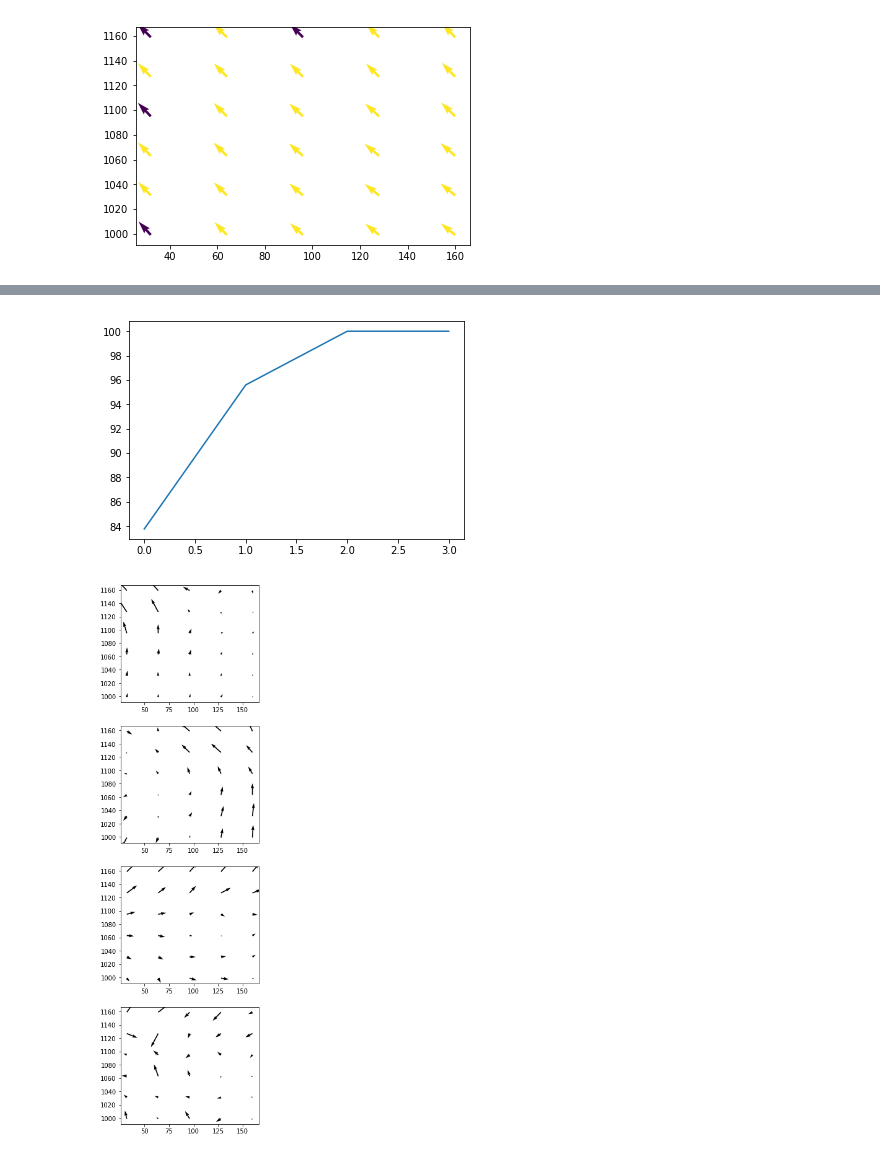
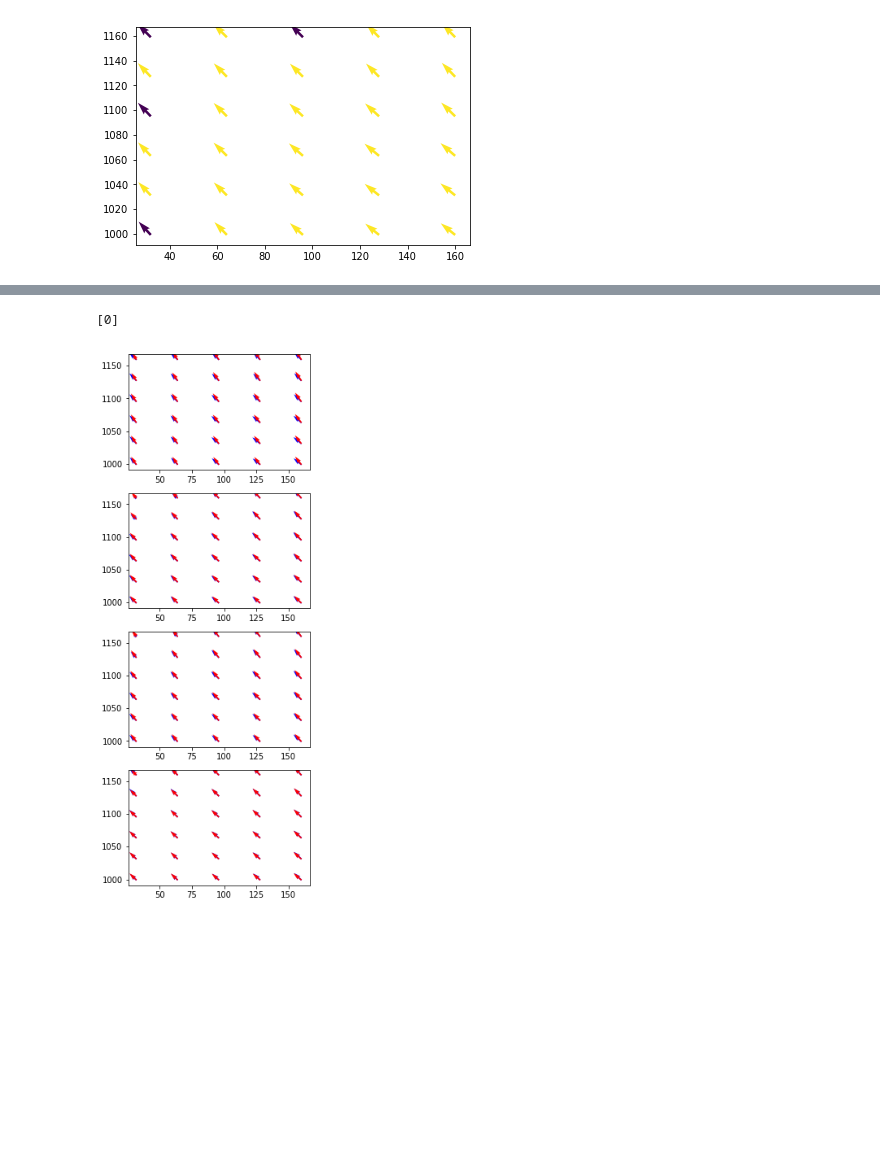
Before and after one commit to OpenPIV/openpiv-podbox, a Jupyter notebook: Python/notebooks/poduv.ipynb, the cells around one changed output, grey strips where cells are left out. Saved outputs shown, nothing was run; the diff lists cells and outputs as text; code cells hidden in the pictures; blank space fills up the shorter version.

Commit message:
with reconstruction and Erel plot outside of a function

```diff
--- a/Python/notebooks/poduv.ipynb
+++ b/Python/notebooks/poduv.ipynb
@@ -113,7 +125,16 @@ def pod_modes(u,v,n_modes=None, method='snapshot'):
 # %%
-umodes,vmodes = pod_modes(u,v,n_modes=None, method='snapshot')
+N = len(u)
+for method in ['snapshot','direct']:
+    umodes,vmodes,Erel = pod_modes(u,v,n_modes=None, method=method)
 
-fig,ax = plt.subplots(4,1,figsize=(4,16))
-for i in range(4):
-    ax[i].quiver(x,y,umodes[:,:,i],vmodes[:,:,i])
+    plt.figure()
+    plt.plot(Erel[:N]*100)
+    plt.ylabel('% energy')
+    plt.xlabel('# mode')
+
+    fig,ax = plt.subplots(N,1,figsize=(4,16))
+    for i in range(N):
+        ax[i].quiver(x,y,umodes[:,:,i],vmodes[:,:,i])
+        ax[i].set_xlabel('pix')
+        ax[i].set_ylabel('pix')
 # %% [output]
@@ -122,9 +145,10 @@ for i in range(4):
 # %%
-umodes,vmodes = pod_modes(u,v,n_modes=None, method='direct')
-
-fig,ax = plt.subplots(4,1,figsize=(4,16))
-for i in range(4):
-    ax[i].quiver(x,y,umodes[:,:,i],vmodes[:,:,i])
+# multi-mode reconstruction
+umodes,vmodes,Erel, ur,vr = pod_modes(u,v,n_modes=None, method='snapshot',reconstruction=True,modes=[0])
+fig,ax = plt.subplots(N,1,figsize=(4,12))
+for i in range(N):
+    ax[i].quiver(x,y,u[i,:,:],v[i,:,:],color='b')
+    ax[i].quiver(x,y,ur[i,:,:],vr[i,:,:],color='r')
 # %% [output]
+[0]
-[figure, old version]
+[figure, new version]
-[figure, removed]
```
Also changed, not shown: parts of 2 cells of this notebook.
